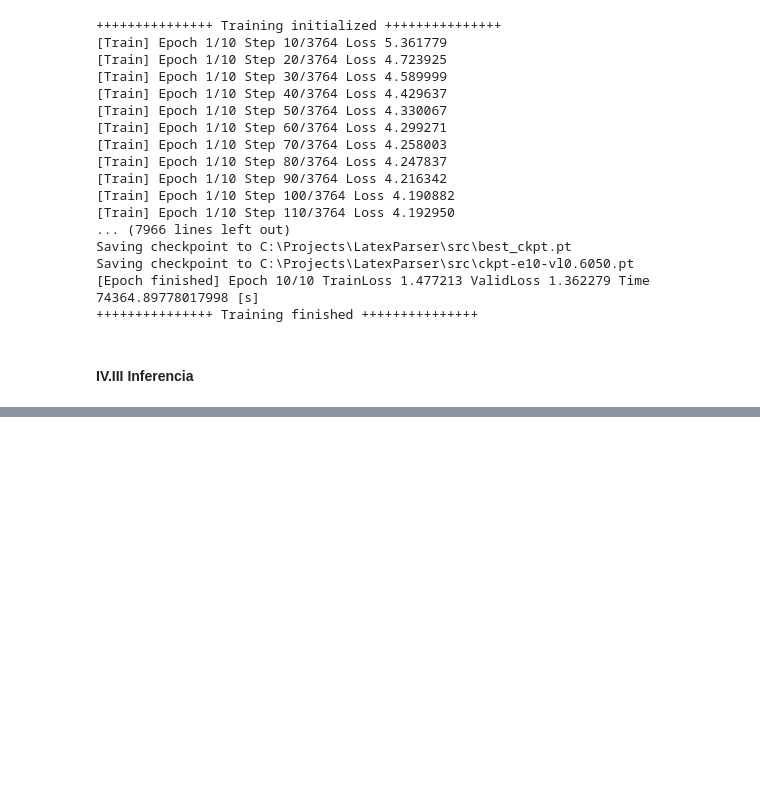
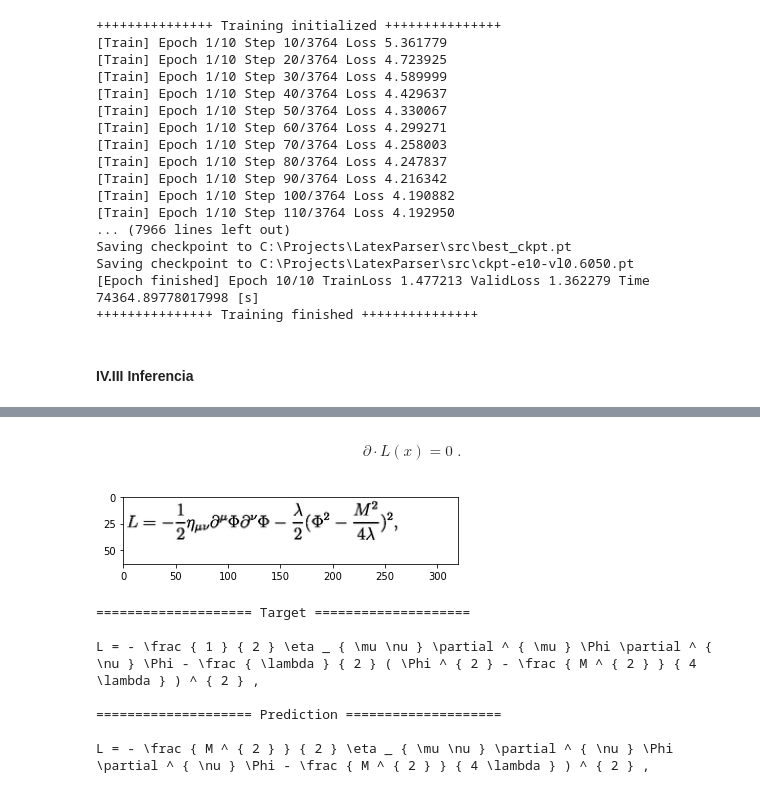
Before and after one commit to cpozos/LatexParser, a Jupyter notebook: src/Notebook_proyect.ipynb, the cells around one changed output, grey strips where cells are left out. Drawn from its saved outputs; the diff is of its cells as text; code cells hidden in the pictures; blank space fills up the shorter version.

```diff
--- a/src/Notebook_proyect.ipynb
+++ b/src/Notebook_proyect.ipynb
@@ -342,0 +401,13 @@ Finished
+# %% [markdown]
+$$\partial \cdot L ( x ) = 0 \; .$$
+# %%
+print_inference_data(380)
+# %% [output]
+[figure, added]
+==================== Target ====================
+
+L = - \frac { 1 } { 2 } \eta _ { \mu \nu } \partial ^ { \mu } \Phi \partial ^ { \nu } \Phi - \frac { \lambda } { 2 } ( \Phi ^ { 2 } - \frac { M ^ { 2 } } { 4 \lambda } ) ^ { 2 } ,
+
+==================== Prediction ====================
+
+L = - \frac { M ^ { 2 } } { 2 } \eta _ { \mu \nu } \partial ^ { \nu } \Phi \partial ^ { \nu } \Phi - \frac { M ^ { 2 } } { 4 \lambda } ) ^ { 2 } ,
```
Also changed, not shown: parts of 13 cells of this notebook.
